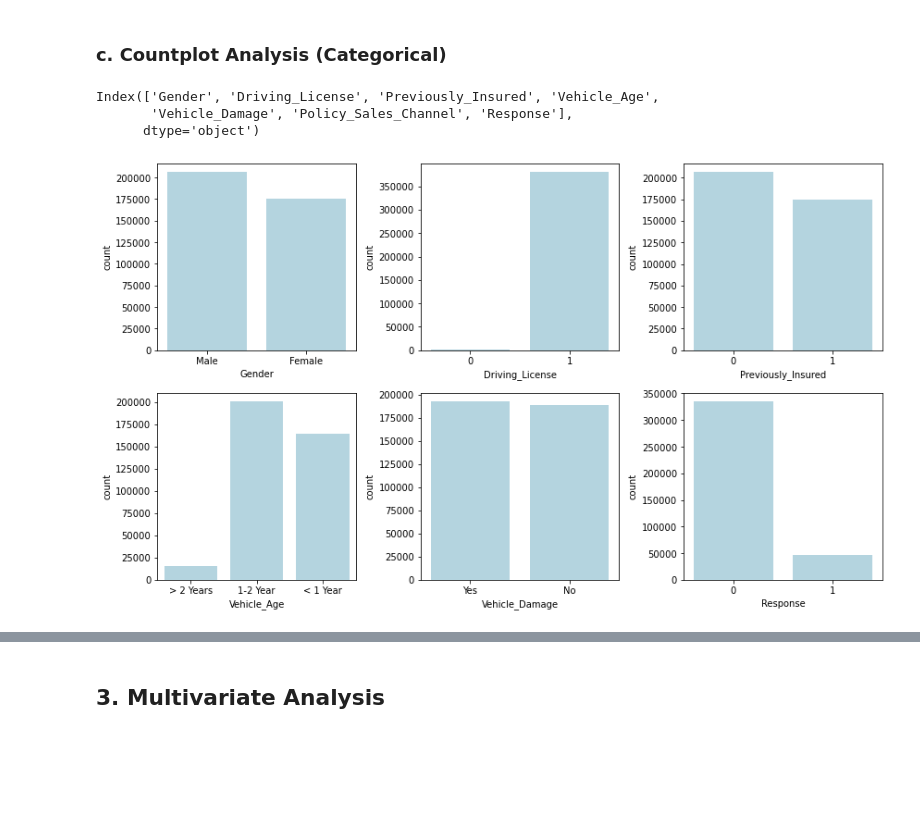
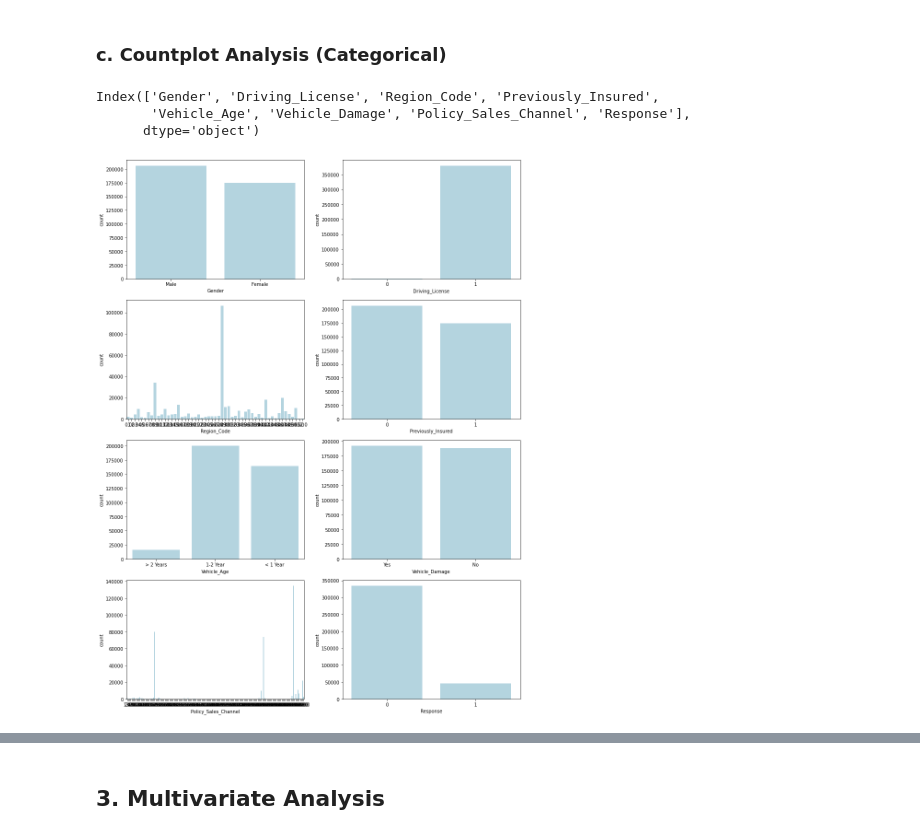
Before and after one commit to anggitask/Hello_Sigma, a Jupyter notebook: FinPro Sigma EDA.ipynb, the cells around one changed output, grey strips where cells are left out. Saved outputs shown, nothing was run; the diff lists cells and outputs as text; code cells hidden in the pictures; blank space fills up the shorter version.

```diff
--- a/FinPro Sigma EDA.ipynb
+++ b/FinPro Sigma EDA.ipynb
@@ -207,5 +207,5 @@ for i in range(0, len(features)):
 # %%
-features = numerical.columns
+features = numerical
 for i in range(0, len(features)):
     plt.rcParams['figure.figsize'] = (10,5)
     plt.subplot(1,len(features),i+1)
@@ -237,20 +237,20 @@ Total outlier pada variabel Annual_Premium adalah 10320 baris data
 # %% [markdown]
 ### c. Countplot Analysis (Categorical)
 # %%
-fitur = cat.drop(['id', 'Region_Code'], axis=1).columns
+fitur = cat.drop(['id'], axis=1).columns
 fitur
 # %% [output]
-Index(['Gender', 'Driving_License', 'Previously_Insured', 'Vehicle_Age',
-       'Vehicle_Damage', 'Policy_Sales_Channel', 'Response'],
+Index(['Gender', 'Driving_License', 'Region_Code', 'Previously_Insured',
+       'Vehicle_Age', 'Vehicle_Damage', 'Policy_Sales_Channel', 'Response'],
       dtype='object')
 # %%
-fitur = cat.drop(['id', 'Region_Code','Policy_Sales_Channel'], axis=1).columns
 for i in range(0, len(fitur)):
-    plt.subplot(3, 3, i+1)
+    plt.rcParams['figure.figsize'] = (13,17)
+    plt.subplot(4, 2, i+1)
     sns.countplot(x=df[fitur[i]], color='lightblue')
     plt.tight_layout()
 # %% [output]
-[figure, old version]
+[figure, new version]
 # %%
 freqPolicy_Sales_Channel = cat['Policy_Sales_Channel'].value_counts(ascending=True)
 freqPolicy_Sales_Channel.plot(kind='barh')
```
Also changed, not shown: parts of 33 cells of this notebook.
